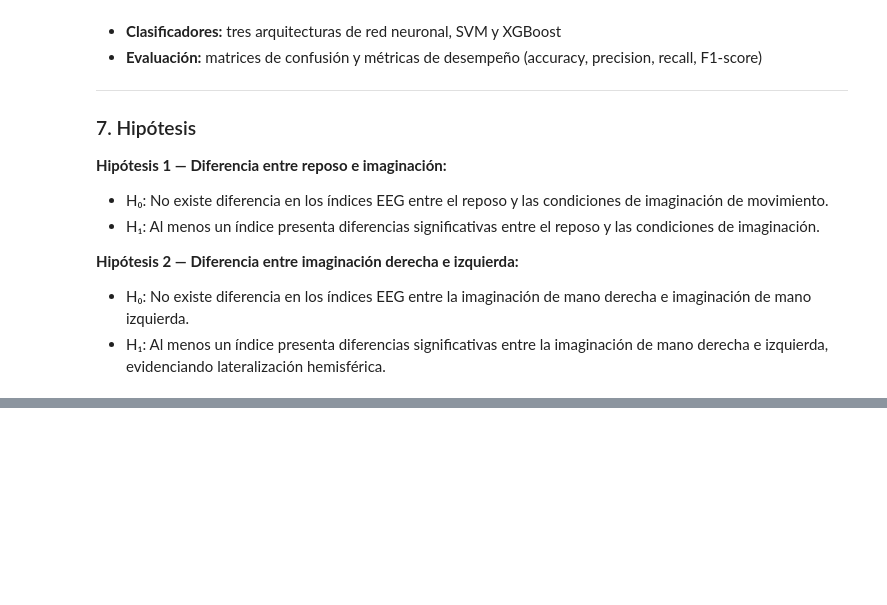
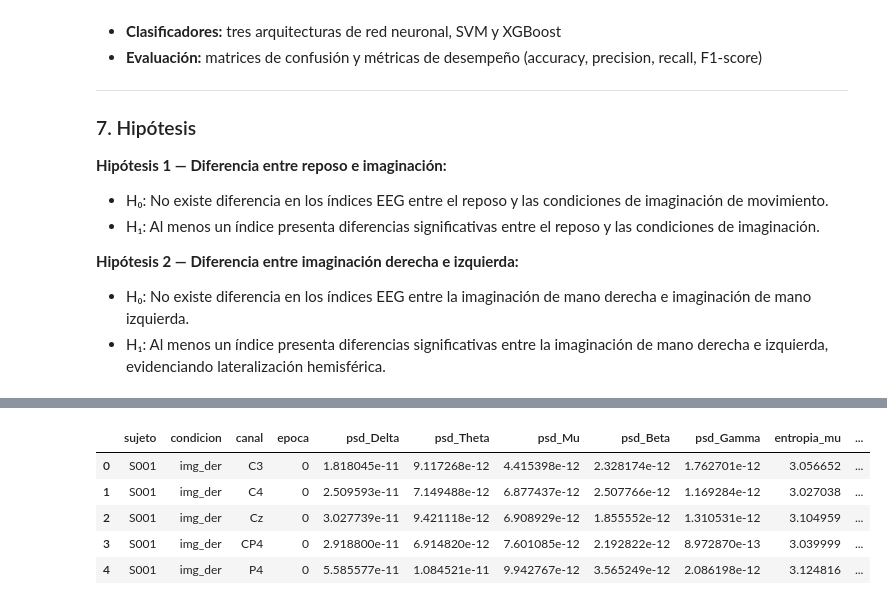
Before and after one commit to Michael10Crack/Lab_BioSenales, a Jupyter notebook: Proyecto_2.ipynb, the cells around one changed output, grey strips where cells are left out. Drawn from its saved outputs; the diff is of its cells as text; code cells hidden in the pictures; blank space fills up the shorter version.

Commit message:
Actualizo Proyecto 2 y agrego características

```diff
--- a/Proyecto_2.ipynb
+++ b/Proyecto_2.ipynb
@@ -247,0 +616,67 @@ construyen clasificadores usando:
+# %%
+def procesar_todos_sujetos(archivos_validos, sujetos, visualizar=False):
+    """
+    Aplica el flujo completo sobre todos los sujetos y retorna un DataFrame
+    con todos los índices calculados por época, canal y condición.
+
+    Parámetros:
+        archivos_validos (list): Lista de rutas de archivos EDF
+        sujetos (list): Lista de sujetos a procesar
+        visualizar (bool): Si True, grafica las fases de preprocesamiento
+
+    Retorna:
+        pd.DataFrame: DataFrame con todos los índices
+    """
+    registros = []
+
+    for sujeto in sujetos:
+        print(f"\n{'='*50}")
+        print(f"Procesando {sujeto}...")
+        print(f"{'='*50}")
+
+        try:
+            raw       = cargar_sujeto(archivos_validos, sujeto)
+            epochs    = preprocesar_eeg(raw, visualizar=visualizar)
+            resultado = extraer_caracteristicas(epochs)
+
+            for fila in resultado:
+                fila['sujeto'] = sujeto
+
+            registros.extend(resultado)
+
+        except Exception as e:
+            print(f"  !!!!!  Error procesando {sujeto}: {e}")
+            continue
+
+    df = pd.DataFrame(registros)
+
+    # Reordenar columnas
+    cols_inicio = ['sujeto', 'condicion', 'canal', 'epoca']
+    cols_resto  = [c for c in df.columns if c not in cols_inicio]
+    df = df[cols_inicio + cols_resto]
+
+    # Label encoding
+    label_mapping = {'reposo': 0, 'img_der': 1, 'img_izq': 2} #Etiquetado de condiciones
+    df['label']   = df['condicion'].map(label_mapping)
+
+    # Guardar CSV
+    df.to_csv('caracteristicas_proyecto2.csv', index=False)
+    print("\n  DataFrame guardado en caracteristicas_proyecto2.csv")
+
+    return df
+
+# Ejecutar rutina completa
+df_caracteristicas = procesar_todos_sujetos(
+    archivos_validos,
+    SUJETOS,
+    visualizar=False
+)
+
+print(f"\nDataFrame generado exitosamente:")
+print(f"  Filas totales:  {len(df_caracteristicas)}")
+print(f"  Columnas:       {list(df_caracteristicas.columns)}")
+print(f"  Sujetos:        {df_caracteristicas['sujeto'].nunique()}")
+print(f"  Condiciones:    {df_caracteristicas['condicion'].unique()}")
+print(f"  Canales:        {df_caracteristicas['canal'].unique()}")
+df_caracteristicas.head()
+# %% [output]
@@ -247,0 +717,6 @@ construyen clasificadores usando:
+|  | sujeto | condicion | canal | epoca | psd_Delta | psd_Theta | psd_Mu | psd_Beta | psd_Gamma | entropia_mu | ... |
+| 0 | S001 | img_der | C3 | 0 | 1.818045e-11 | 9.117268e-12 | 4.415398e-12 | 2.328174e-12 | 1.762701e-12 | 3.056652 | ... |
+| 1 | S001 | img_der | C4 | 0 | 2.509593e-11 | 7.149488e-12 | 6.877437e-12 | 2.507766e-12 | 1.169284e-12 | 3.027038 | ... |
+| 2 | S001 | img_der | Cz | 0 | 3.027739e-11 | 9.421118e-12 | 6.908929e-12 | 1.855552e-12 | 1.310531e-12 | 3.104959 | ... |
+| 3 | S001 | img_der | CP4 | 0 | 2.918800e-11 | 6.914820e-12 | 7.601085e-12 | 2.192822e-12 | 8.972870e-13 | 3.039999 | ... |
+| 4 | S001 | img_der | P4 | 0 | 5.585577e-11 | 1.084521e-11 | 9.942767e-12 | 3.565249e-12 | 2.086198e-12 | 3.124816 | ... |
```
Also changed, not shown: parts of 11 cells of this notebook, 1 other file.
